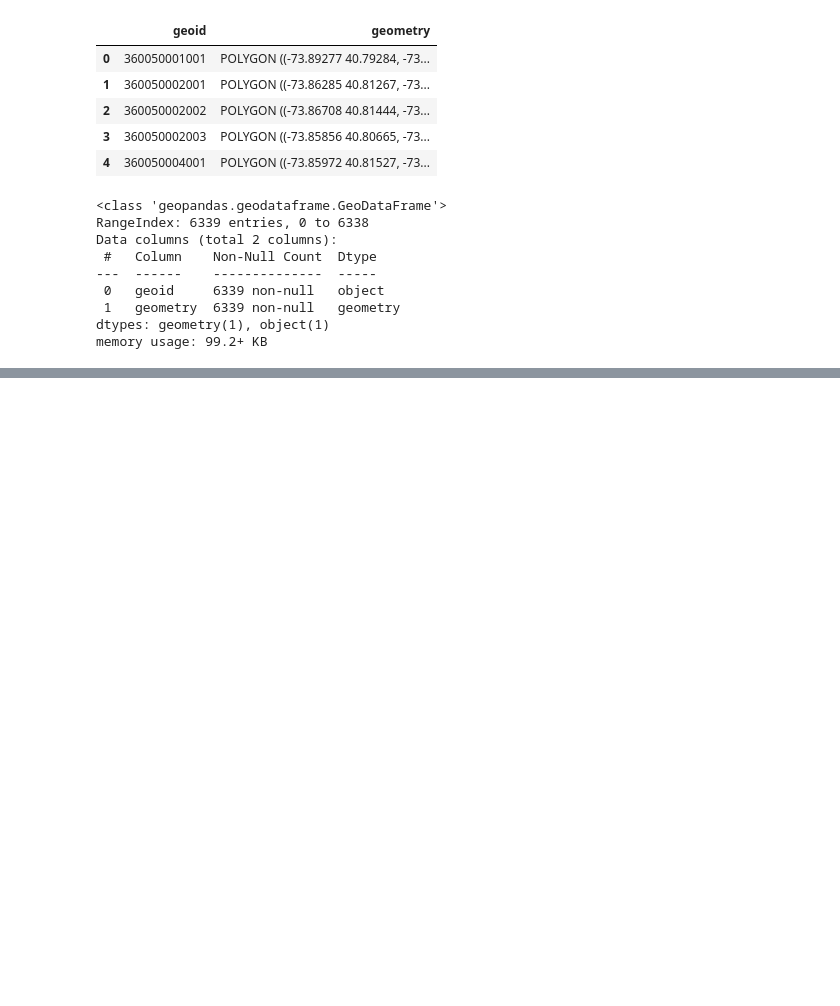
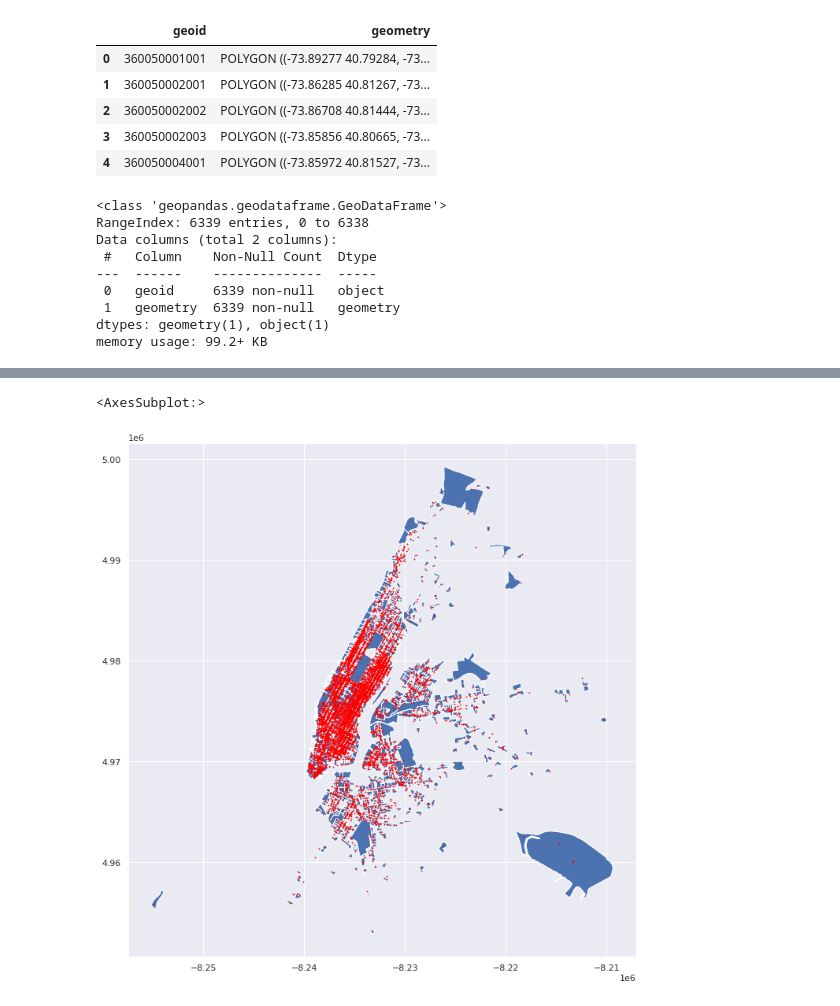
Before and after one commit to soyhyoj/CARTO-JuniorDSTest, a Jupyter notebook: notebooks/3.EDA.ipynb, the cells around one changed output, grey strips where cells are left out. Cells and saved outputs as stored; diff of their text form; code cells hidden in the pictures; blank space fills up the shorter version.

```diff
--- a/notebooks/3.EDA.ipynb
+++ b/notebooks/3.EDA.ipynb
@@ -141,0 +155,4 @@ No handles with labels found to put in legend.
+# %%
+# Spatial join
+pickup_blocks = gpd.sjoin(census, pickups_within_blocks, how='inner', op='intersects')
+pickup_blocks.head()
@@ -141,0 +166,9 @@ No handles with labels found to put in legend.
+# %%
+# Plot the new dataframe
+ax = pickup_blocks.plot(figsize=(12,12))
+
+# pickup points within blocks (red points)
+pickups_within_blocks.plot(ax=ax, color='red', markersize=.6)
+# %% [output]
+<AxesSubplot:>
+[figure, added]
```
Also changed, not shown: parts of 12 cells of this notebook.
